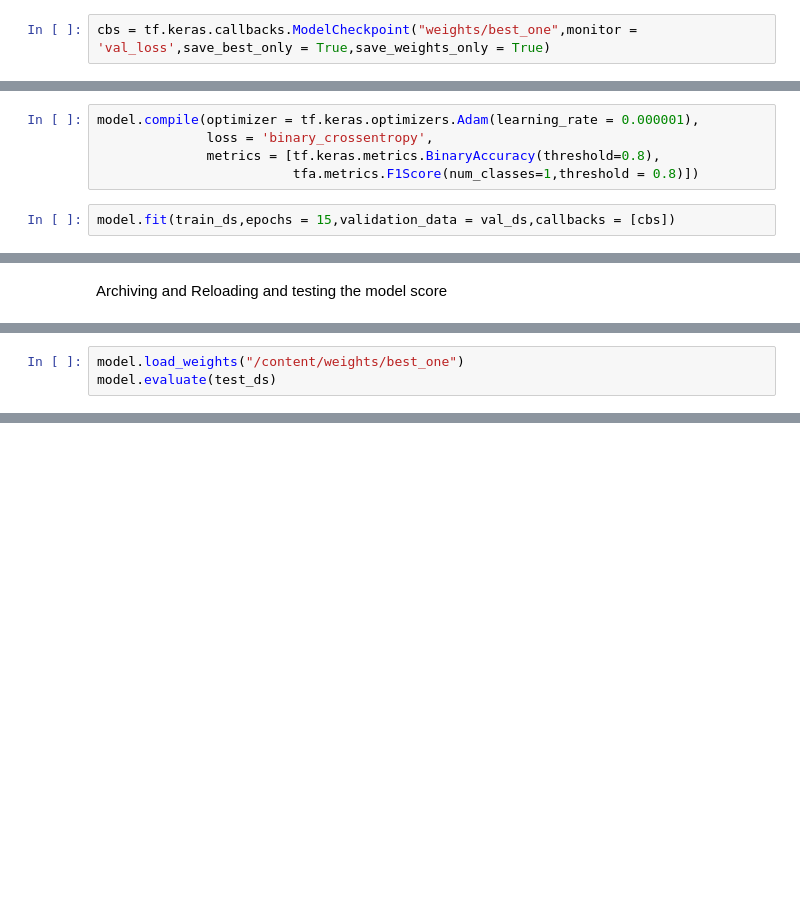
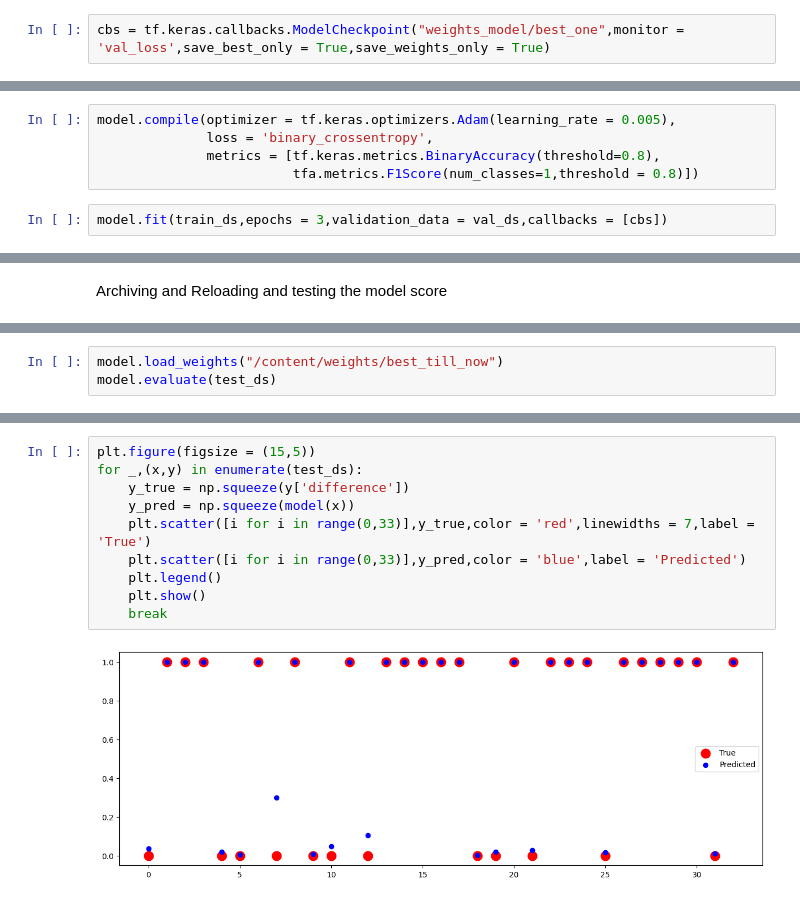
Before and after one commit to NITHISHM2410/Alzheimers-Detection-and-Classification, a Jupyter notebook: Notebooks/few_shot_similarity_nn/FewShotLearning_Similarity_Model_train.ipynb, the cells around one changed output, grey strips where cells are left out. Cells and saved outputs as stored; diff of their text form; blank space fills up the shorter version.

```diff
--- a/Notebooks/few_shot_similarity_nn/FewShotLearning_Similarity_Model_train.ipynb
+++ b/Notebooks/few_shot_similarity_nn/FewShotLearning_Similarity_Model_train.ipynb
@@ -154,14 +154,14 @@ tf.keras.utils.plot_model(model,show_shapes = True,show_layer_names = True)
 # %% [output]
 [figure]
 # %%
-cbs = tf.keras.callbacks.ModelCheckpoint("weights/best_one",monitor = 'val_loss',save_best_only = True,save_weights_only = True)
+cbs = tf.keras.callbacks.ModelCheckpoint("weights_model/best_one",monitor = 'val_loss',save_best_only = True,save_weights_only = True)
 # %%
 model = get_model()
 # %%
-model.compile(optimizer = tf.keras.optimizers.Adam(learning_rate = 0.000001),
+model.compile(optimizer = tf.keras.optimizers.Adam(learning_rate = 0.005),
               loss = 'binary_crossentropy',
               metrics = [tf.keras.metrics.BinaryAccuracy(threshold=0.8),
                          tfa.metrics.F1Score(num_classes=1,threshold = 0.8)])
 # %%
-model.fit(train_ds,epochs = 15,validation_data = val_ds,callbacks = [cbs])
+model.fit(train_ds,epochs = 3,validation_data = val_ds,callbacks = [cbs])
 # %% [output]
@@ -204,4 +195,4 @@ replace /content/weights/checkpoint? [y]es, [n]o, [A]ll, [N]one, [r]ename: A
 # %%
-model.load_weights("/content/weights/best_one")
+model.load_weights("/content/weights/best_till_now")
 model.evaluate(test_ds)
 # %% [output]
@@ -209,0 +201,12 @@ model.evaluate(test_ds)
+# %%
+plt.figure(figsize = (15,5))
+for _,(x,y) in enumerate(test_ds):
+    y_true = np.squeeze(y['difference'])
+    y_pred = np.squeeze(model(x))
+    plt.scatter([i for i in range(0,33)],y_true,color = 'red',linewidths = 7,label = 'True')
+    plt.scatter([i for i in range(0,33)],y_pred,color = 'blue',label = 'Predicted')
+    plt.legend()
+    plt.show()
+    break
+# %% [output]
+[figure, added]
```
Also changed, not shown: parts of 6 cells of this notebook.
